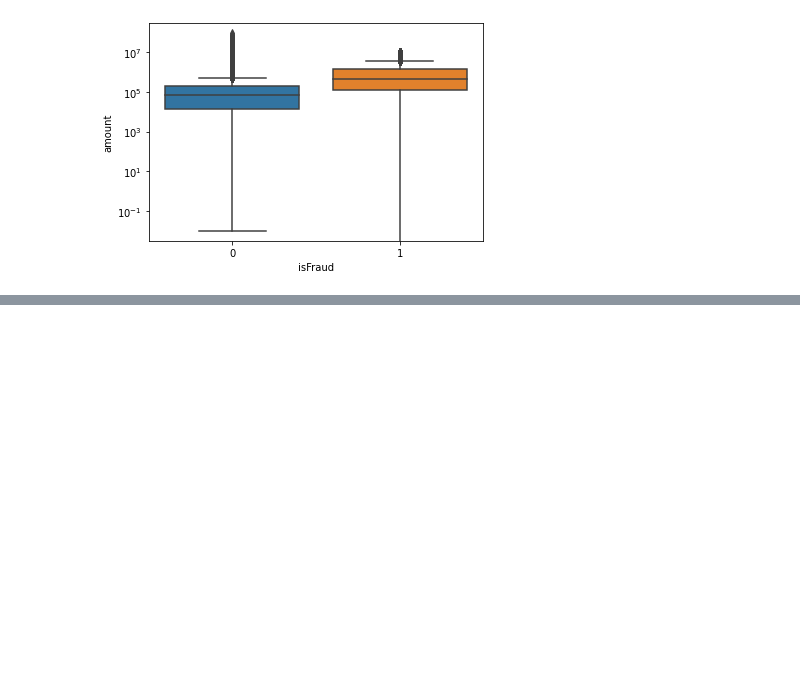
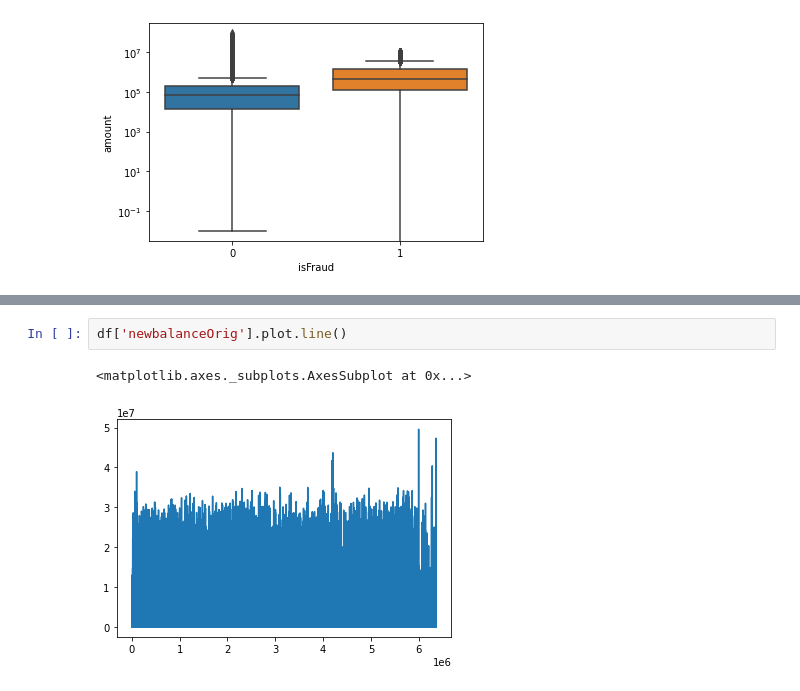
Before and after one commit to hrisav/fraud-detection-paysim, a Jupyter notebook: Paysim_Hrisav.ipynb, the cells around one changed output, grey strips where cells are left out. Drawn from its saved outputs; the diff is of its cells as text; blank space fills up the shorter version.

```diff
--- a/Paysim_Hrisav.ipynb
+++ b/Paysim_Hrisav.ipynb
@@ -332,0 +354,5 @@ True represents here is some mismatch among the newbalanceOrig and trueNewBalanc
+# %%
+df['newbalanceOrig'].plot.line()
+# %% [output]
+<matplotlib.axes._subplots.AxesSubplot at 0x...>
+[figure, added]
```
Also changed, not shown: parts of 45 cells of this notebook.
